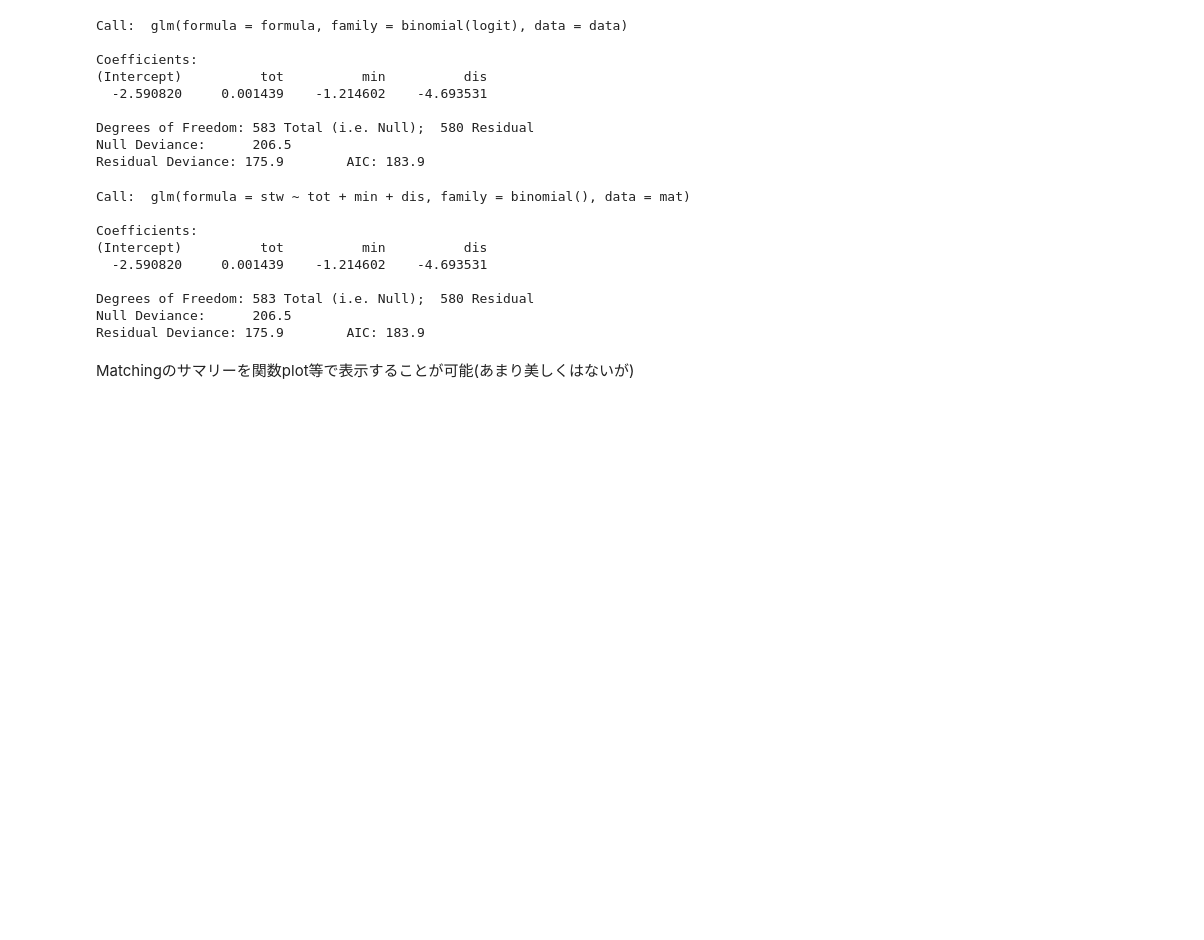
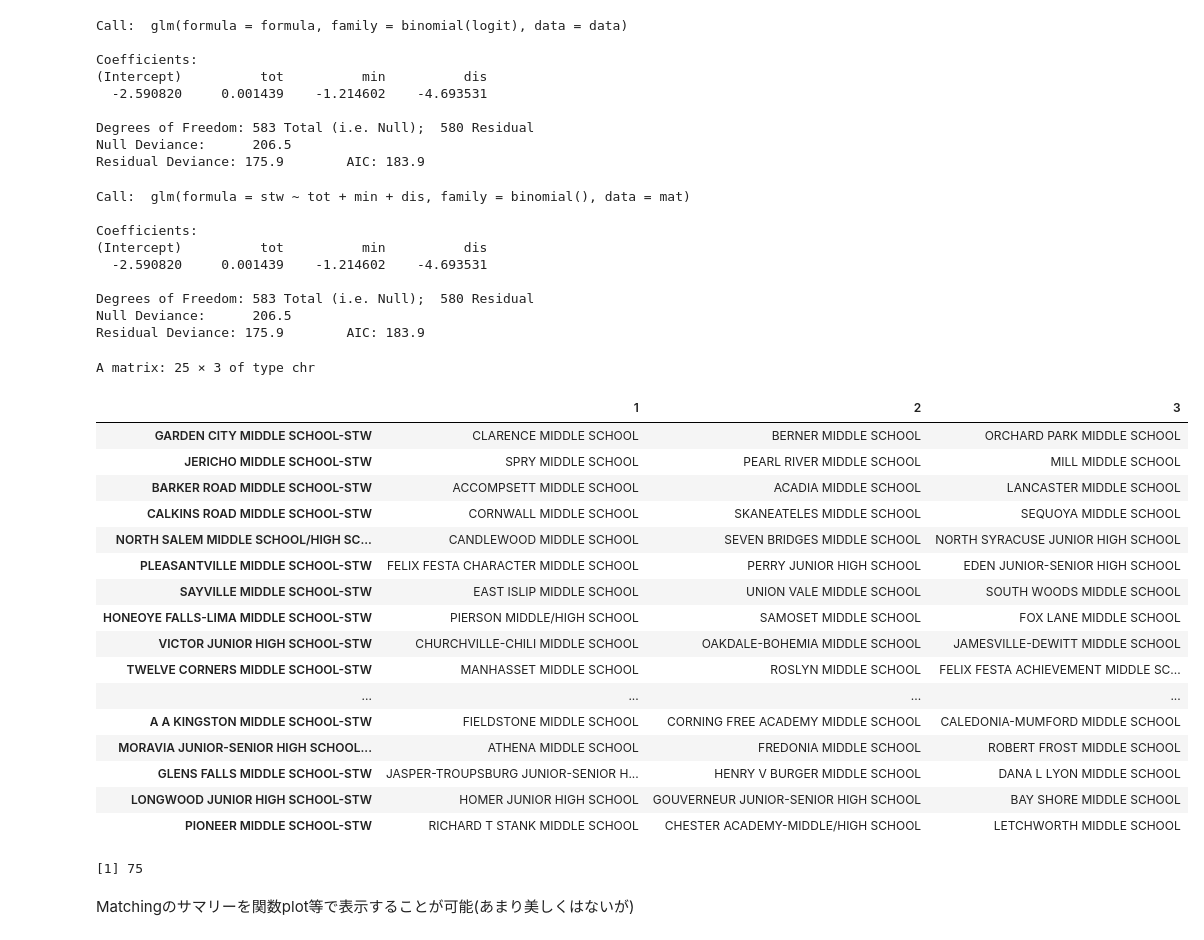
Before and after one commit to tmaruy/RWD, a Jupyter notebook: Propensity_score_maching/Matchit.ipynb, the cells around one changed output. Cells and saved outputs as stored; diff of their text form; code cells hidden in the pictures; blank space fills up the shorter version.

```diff
--- a/Propensity_score_maching/Matchit.ipynb
+++ b/Propensity_score_maching/Matchit.ipynb
@@ -160,0 +194,11 @@ boxplot(ps,mat$stw)
+# %%
+# Nearest-neighbor matchingを実装
+nn_matching = function(values.1, values.0, names.1, names.0, n = 1, caliper=0.2){
+    mat = sapply(values.1,
+                 function(value, values.0, names.0, n){
+                    names.0[order(abs(values.0 - value))[1:n]]
+                 }, values.0, names.0, n)
+    mat = data.frame(mat, stringsAsFactors = F)
+    colnames(mat) = 1:n
+    mat
+}
@@ -167,7 +236,7 @@ Propensity scoreを使ったマッチングの方法はいくつか存在して
 * subclass: Subclassification
 * etc...
 # %%
-m.out = matchit(stw ~ tot + min + dis, data=mat, method="nearest", ratio=1) # 1:1 nearest neighbor matching
+m.out = matchit(stw ~ tot + min + dis, data=mat, method="nearest", ratio=3) # 1:1 nearest neighbor matching
 m.out
 # %% [output]
 Call:
@@ -201,6 +270,30 @@ Coefficients:
 Degrees of Freedom: 583 Total (i.e. Null);  580 Residual
 Null Deviance:      206.5
 Residual Deviance: 175.9        AIC: 183.9
+# %%
+# Matchingのペアはここに格納されている
+m.out$match.matrix
+length(unique(as.character(m.out$match.matrix)))
+# %% [output]
+A matrix: 25 × 3 of type chr
+|  | 1 | 2 | 3 |
+| GARDEN CITY MIDDLE SCHOOL-STW | CLARENCE MIDDLE SCHOOL | BERNER MIDDLE SCHOOL | ORCHARD PARK MIDDLE SCHOOL |
+| JERICHO MIDDLE SCHOOL-STW | SPRY MIDDLE SCHOOL | PEARL RIVER MIDDLE SCHOOL | MILL MIDDLE SCHOOL |
+| BARKER ROAD MIDDLE SCHOOL-STW | ACCOMPSETT MIDDLE SCHOOL | ACADIA MIDDLE SCHOOL | LANCASTER MIDDLE SCHOOL |
+| CALKINS ROAD MIDDLE SCHOOL-STW | CORNWALL MIDDLE SCHOOL | SKANEATELES MIDDLE SCHOOL | SEQUOYA MIDDLE SCHOOL |
+| NORTH SALEM MIDDLE SCHOOL/HIGH SC... | CANDLEWOOD MIDDLE SCHOOL | SEVEN BRIDGES MIDDLE SCHOOL | NORTH SYRACUSE JUNIOR HIGH SCHOOL |
+| PLEASANTVILLE MIDDLE SCHOOL-STW | FELIX FESTA CHARACTER MIDDLE SCHOOL | PERRY JUNIOR HIGH SCHOOL | EDEN JUNIOR-SENIOR HIGH SCHOOL |
+| SAYVILLE MIDDLE SCHOOL-STW | EAST ISLIP MIDDLE SCHOOL | UNION VALE MIDDLE SCHOOL | SOUTH WOODS MIDDLE SCHOOL |
+| HONEOYE FALLS-LIMA MIDDLE SCHOOL-STW | PIERSON MIDDLE/HIGH SCHOOL | SAMOSET MIDDLE SCHOOL | FOX LANE MIDDLE SCHOOL |
+| VICTOR JUNIOR HIGH SCHOOL-STW | CHURCHVILLE-CHILI MIDDLE SCHOOL | OAKDALE-BOHEMIA MIDDLE SCHOOL | JAMESVILLE-DEWITT MIDDLE SCHOOL |
+| TWELVE CORNERS MIDDLE SCHOOL-STW | MANHASSET MIDDLE SCHOOL | ROSLYN MIDDLE SCHOOL | FELIX FESTA ACHIEVEMENT MIDDLE SC... |
+| ... | ... | ... | ... |
+| A A KINGSTON MIDDLE SCHOOL-STW | FIELDSTONE MIDDLE SCHOOL | CORNING FREE ACADEMY MIDDLE SCHOOL | CALEDONIA-MUMFORD MIDDLE SCHOOL |
+| MORAVIA JUNIOR-SENIOR HIGH SCHOOL... | ATHENA MIDDLE SCHOOL | FREDONIA MIDDLE SCHOOL | ROBERT FROST MIDDLE SCHOOL |
+| GLENS FALLS MIDDLE SCHOOL-STW | JASPER-TROUPSBURG JUNIOR-SENIOR H... | HENRY V BURGER MIDDLE SCHOOL | DANA L LYON MIDDLE SCHOOL |
+| LONGWOOD JUNIOR HIGH SCHOOL-STW | HOMER JUNIOR HIGH SCHOOL | GOUVERNEUR JUNIOR-SENIOR HIGH SCHOOL | BAY SHORE MIDDLE SCHOOL |
+| PIONEER MIDDLE SCHOOL-STW | RICHARD T STANK MIDDLE SCHOOL | CHESTER ACADEMY-MIDDLE/HIGH SCHOOL | LETCHWORTH MIDDLE SCHOOL |
+[1] 75
 # %% [markdown]
 Matchingのサマリーを関数plot等で表示することが可能(あまり美しくはないが)
 # %%
```
Also changed, not shown: parts of 7 cells of this notebook.
